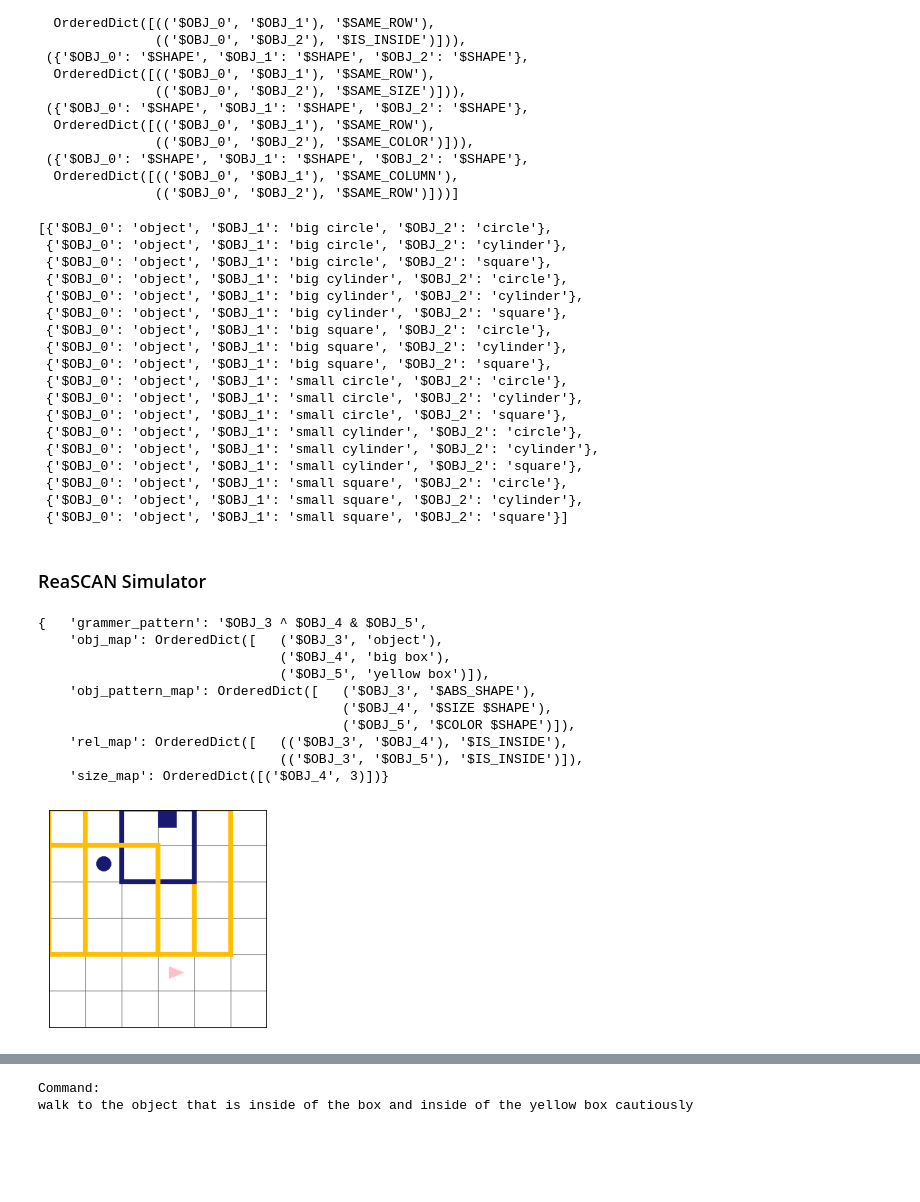
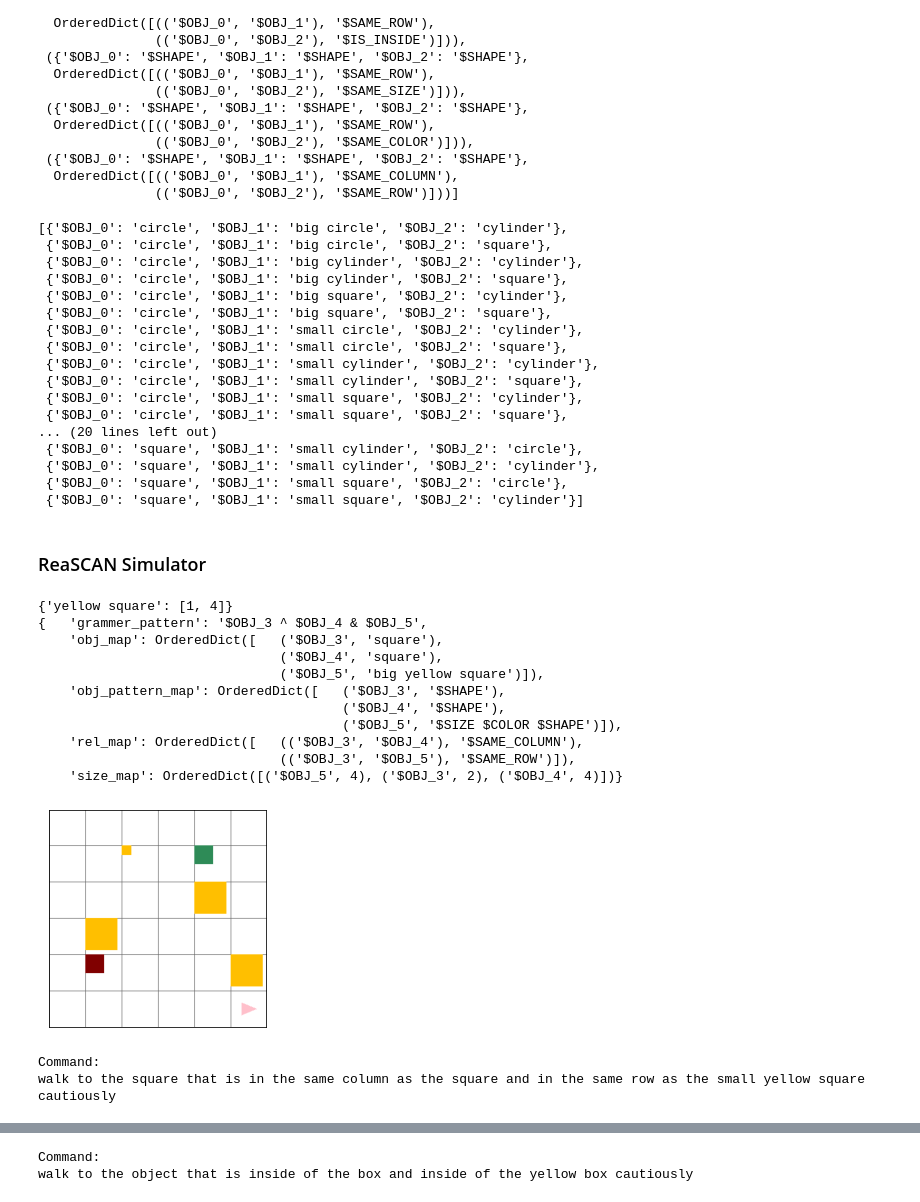
Before and after one commit to frankaging/Reason-SCAN, a Jupyter notebook: code/dataset/demo.ipynb, the cells around one changed output, grey strips where cells are left out. Drawn from its saved outputs; the diff is of its cells as text; code cells hidden in the pictures; blank space fills up the shorter version.

Commit message:
size distractor upadte

```diff
--- a/code/dataset/demo.ipynb
+++ b/code/dataset/demo.ipynb
@@ -151,29 +151,28 @@ grammer.sample_object_relation_grammer(
   OrderedDict([(('$OBJ_0', '$OBJ_1'), '$SAME_COLUMN'),
                (('$OBJ_0', '$OBJ_2'), '$SAME_ROW')]))]
 # %%
-obj_pattern_map = {'$OBJ_0': '$ABS_SHAPE', '$OBJ_1': '$SIZE $SHAPE', '$OBJ_2': '$SHAPE'}
+obj_pattern_map = {'$OBJ_0': '$SHAPE', '$OBJ_1': '$SIZE $SHAPE', '$OBJ_2': '$SHAPE'}
 rel_map = {('$OBJ_0', '$OBJ_1'): '$SAME_ROW', ('$OBJ_0', '$OBJ_2'): '$SAME_COLUMN'}
 grammer_pattern = '$OBJ_0 ^ $OBJ_1 & $OBJ_2'
 grammer.grounding_grammer_with_vocabulary(grammer_pattern, obj_pattern_map, rel_map)
 # %% [output]
-[{'$OBJ_0': 'object', '$OBJ_1': 'big circle', '$OBJ_2': 'circle'},
- {'$OBJ_0': 'object', '$OBJ_1': 'big circle', '$OBJ_2': 'cylinder'},
- {'$OBJ_0': 'object', '$OBJ_1': 'big circle', '$OBJ_2': 'square'},
- {'$OBJ_0': 'object', '$OBJ_1': 'big cylinder', '$OBJ_2': 'circle'},
- {'$OBJ_0': 'object', '$OBJ_1': 'big cylinder', '$OBJ_2': 'cylinder'},
- {'$OBJ_0': 'object', '$OBJ_1': 'big cylinder', '$OBJ_2': 'square'},
- {'$OBJ_0': 'object', '$OBJ_1': 'big square', '$OBJ_2': 'circle'},
- {'$OBJ_0': 'object', '$OBJ_1': 'big square', '$OBJ_2': 'cylinder'},
- {'$OBJ_0': 'object', '$OBJ_1': 'big square', '$OBJ_2': 'square'},
- {'$OBJ_0': 'object', '$OBJ_1': 'small circle', '$OBJ_2': 'circle'},
- {'$OBJ_0': 'object', '$OBJ_1': 'small circle', '$OBJ_2': 'cylinder'},
- {'$OBJ_0': 'object', '$OBJ_1': 'small circle', '$OBJ_2': 'square'},
- {'$OBJ_0': 'object', '$OBJ_1': 'small cylinder', '$OBJ_2': 'circle'},
- {'$OBJ_0': 'object', '$OBJ_1': 'small cylinder', '$OBJ_2': 'cylinder'},
- {'$OBJ_0': 'object', '$OBJ_1': 'small cylinder', '$OBJ_2': 'square'},
- {'$OBJ_0': 'object', '$OBJ_1': 'small square', '$OBJ_2': 'circle'},
- {'$OBJ_0': 'object', '$OBJ_1': 'small square', '$OBJ_2': 'cylinder'},
- {'$OBJ_0': 'object', '$OBJ_1': 'small square', '$OBJ_2': 'square'}]
+[{'$OBJ_0': 'circle', '$OBJ_1': 'big circle', '$OBJ_2': 'cylinder'},
+ {'$OBJ_0': 'circle', '$OBJ_1': 'big circle', '$OBJ_2': 'square'},
+ {'$OBJ_0': 'circle', '$OBJ_1': 'big cylinder', '$OBJ_2': 'cylinder'},
+ {'$OBJ_0': 'circle', '$OBJ_1': 'big cylinder', '$OBJ_2': 'square'},
+ {'$OBJ_0': 'circle', '$OBJ_1': 'big square', '$OBJ_2': 'cylinder'},
+ {'$OBJ_0': 'circle', '$OBJ_1': 'big square', '$OBJ_2': 'square'},
+ {'$OBJ_0': 'circle', '$OBJ_1': 'small circle', '$OBJ_2': 'cylinder'},
+ {'$OBJ_0': 'circle', '$OBJ_1': 'small circle', '$OBJ_2': 'square'},
+ {'$OBJ_0': 'circle', '$OBJ_1': 'small cylinder', '$OBJ_2': 'cylinder'},
+ {'$OBJ_0': 'circle', '$OBJ_1': 'small cylinder', '$OBJ_2': 'square'},
+ {'$OBJ_0': 'circle', '$OBJ_1': 'small square', '$OBJ_2': 'cylinder'},
+ {'$OBJ_0': 'circle', '$OBJ_1': 'small square', '$OBJ_2': 'square'},
+... (20 lines left out)
+ {'$OBJ_0': 'square', '$OBJ_1': 'small cylinder', '$OBJ_2': 'circle'},
+ {'$OBJ_0': 'square', '$OBJ_1': 'small cylinder', '$OBJ_2': 'cylinder'},
+ {'$OBJ_0': 'square', '$OBJ_1': 'small square', '$OBJ_2': 'circle'},
+ {'$OBJ_0': 'square', '$OBJ_1': 'small square', '$OBJ_2': 'cylinder'}]
 # %% [markdown]
 ### ReaSCAN Simulator
 # %%
@@ -1006,35 +1173,42 @@ simulator = Simulator(
     n_distractor_max=0
 )
 # %%
-obj_pattern_map = {'$OBJ_0': '$ABS_SHAPE', '$OBJ_1': '$SIZE $SHAPE', '$OBJ_2': '$COLOR $SHAPE'}
-rel_map = {('$OBJ_0', '$OBJ_1'): '$IS_INSIDE', ('$OBJ_0', '$OBJ_2'): '$IS_INSIDE'}
-obj_map = {'$OBJ_0': 'object', '$OBJ_1': 'small box', '$OBJ_2': 'yellow box'}
+obj_pattern_map = {'$OBJ_0': '$SHAPE', '$OBJ_1': '$SHAPE', '$OBJ_2': '$SIZE $COLOR $SHAPE'}
+rel_map = {('$OBJ_0', '$OBJ_1'): '$SAME_COLUMN', ('$OBJ_0', '$OBJ_2'): '$SAME_ROW'}
+obj_map = {'$OBJ_0': 'square', '$OBJ_1': 'square', '$OBJ_2': 'small yellow square'}
 grammer_pattern = '$OBJ_0 ^ $OBJ_1 & $OBJ_2'
 
 sampled_world = simulator.sample_situations_from_grounded_grammer(
     grammer_pattern,
     obj_pattern_map,
     rel_map,
     obj_map,
     is_plot=True,
     include_random_distractor=False,
+    include_size_distractor=True,
     include_relation_distractor=False,
-    include_size_distractor=True,
     include_isomorphism_distractor=False,
     debug=True
 )
+
+print("Command:")
+command_str = grammer.repre_str_command(grammer_pattern, rel_map, obj_map)
+print(f"walk to {command_str} cautiously")
 # %% [output]
+{'yellow square': [1, 4]}
 {   'grammer_pattern': '$OBJ_3 ^ $OBJ_4 & $OBJ_5',
-    'obj_map': OrderedDict([   ('$OBJ_3', 'object'),
-                               ('$OBJ_4', 'big box'),
-                               ('$OBJ_5', 'yellow box')]),
-    'obj_pattern_map': OrderedDict([   ('$OBJ_3', '$ABS_SHAPE'),
-                                       ('$OBJ_4', '$SIZE $SHAPE'),
-                                       ('$OBJ_5', '$COLOR $SHAPE')]),
-    'rel_map': OrderedDict([   (('$OBJ_3', '$OBJ_4'), '$IS_INSIDE'),
-                               (('$OBJ_3', '$OBJ_5'), '$IS_INSIDE')]),
-    'size_map': OrderedDict([('$OBJ_4', 3)])}
+    'obj_map': OrderedDict([   ('$OBJ_3', 'square'),
+                               ('$OBJ_4', 'square'),
+                               ('$OBJ_5', 'big yellow square')]),
+    'obj_pattern_map': OrderedDict([   ('$OBJ_3', '$SHAPE'),
+                                       ('$OBJ_4', '$SHAPE'),
+                                       ('$OBJ_5', '$SIZE $COLOR $SHAPE')]),
+    'rel_map': OrderedDict([   (('$OBJ_3', '$OBJ_4'), '$SAME_COLUMN'),
+                               (('$OBJ_3', '$OBJ_5'), '$SAME_ROW')]),
+    'size_map': OrderedDict([('$OBJ_5', 4), ('$OBJ_3', 2), ('$OBJ_4', 4)])}
-[figure, old version]
+[figure, new version]
+Command:
+walk to the square that is in the same column as the square and in the same row as the small yellow square cautiously
 # %%
 sampled_world
 # %% [output]
```
Also changed, not shown: parts of 6 cells of this notebook.
